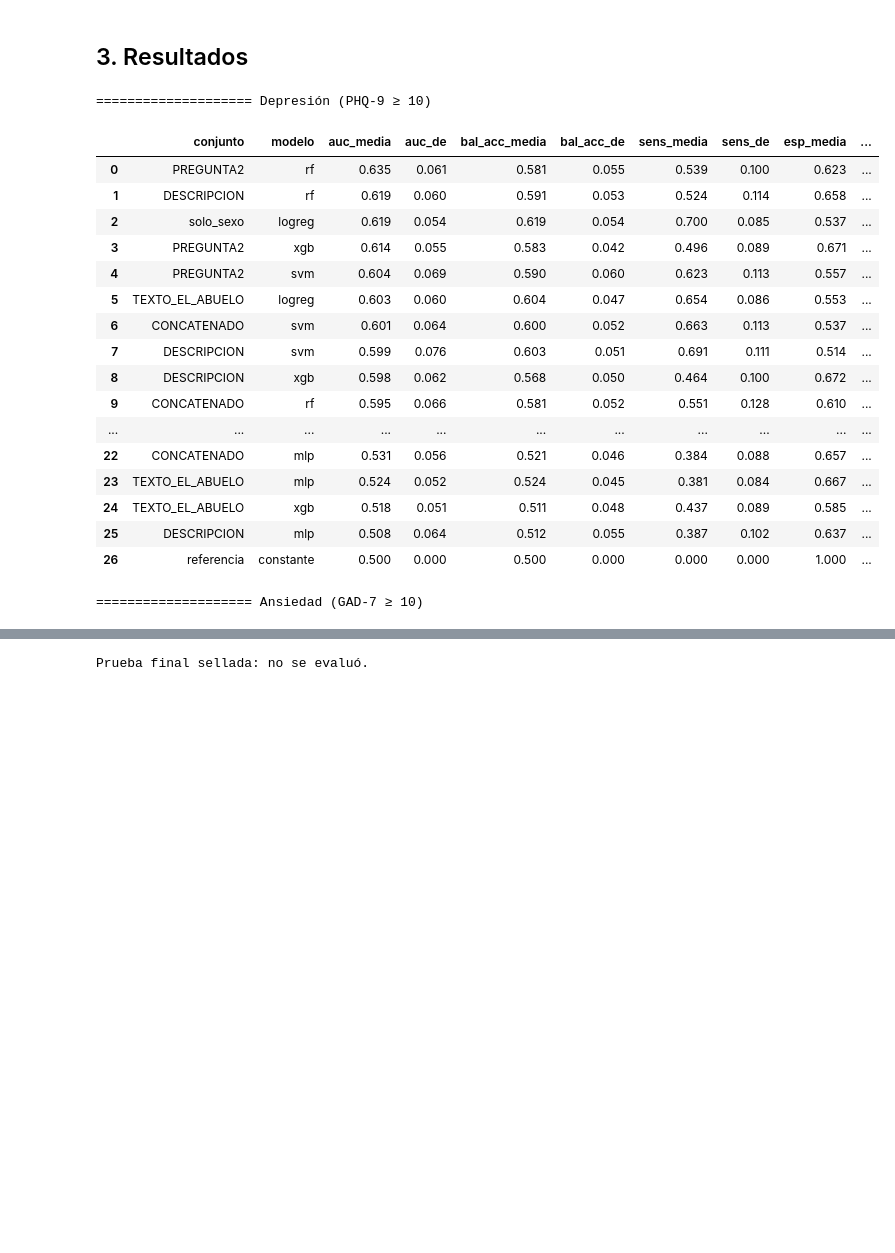
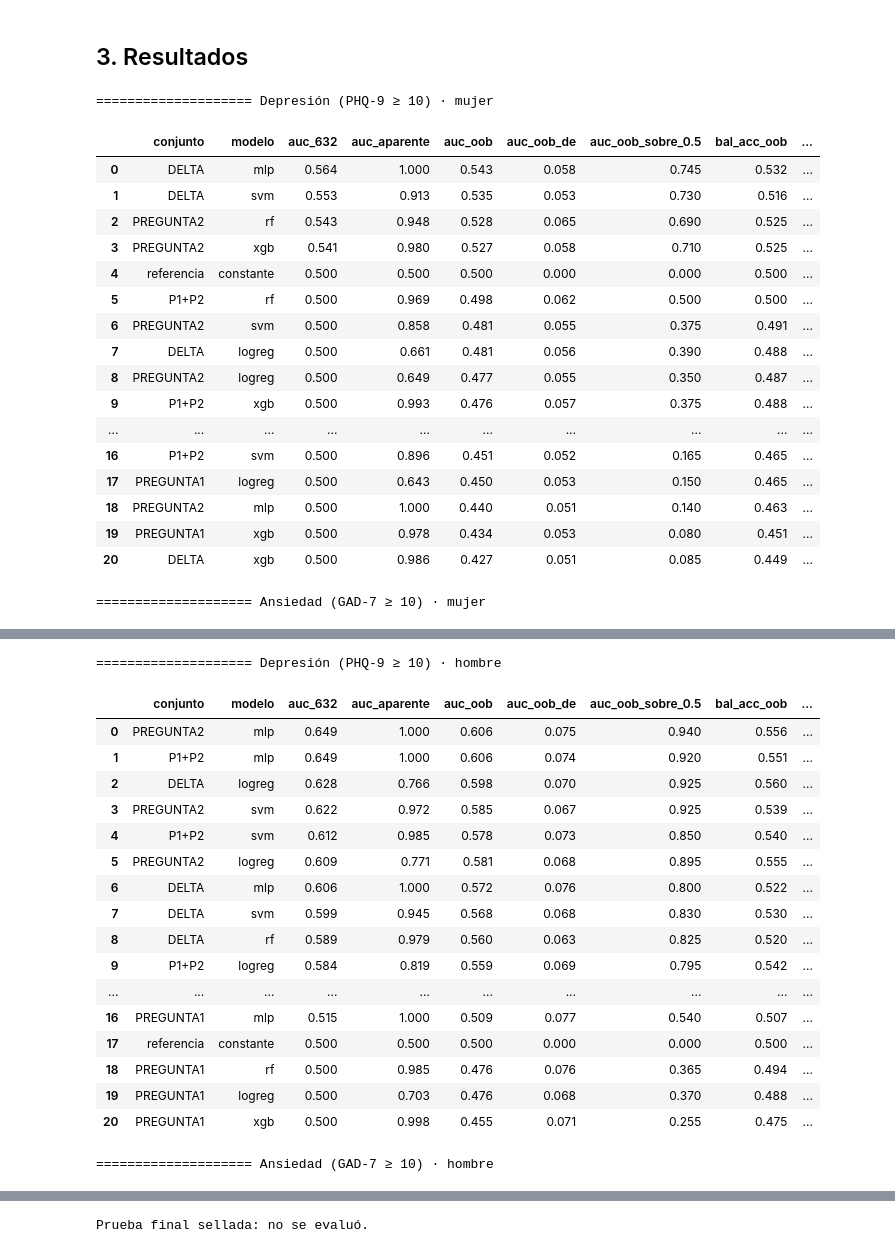
Before and after one commit to VicenteSonez/UA-DB, a Jupyter notebook: modelado/03_predictivo.ipynb, the cells around one changed output, grey strips where cells are left out. Saved outputs shown, nothing was run; the diff lists cells and outputs as text; code cells hidden in the pictures; blank space fills up the shorter version.

```diff
--- a/modelado/03_predictivo.ipynb
+++ b/modelado/03_predictivo.ipynb
@@ -149,34 +187,38 @@ Tiempo total: 53.9 min
 ## 3. Resultados
 # %%
 filas = []
-for (obj, conj, mod), r in resultados.items():
-    fila = {"objetivo": obj, "conjunto": conj, "modelo": mod}
-    for k, v in r["cv"].items():
-        fila[f"{k}_media"], fila[f"{k}_de"] = v.mean(), v.std()
+for (s, obj, conj, mod), r in resultados.items():
+    fila = {"sexo": s, "objetivo": obj, "conjunto": conj, "modelo": mod, "auc_632": r["auc_632"],
+            "auc_aparente": r["aparente"]["auc"], "auc_oob": r["oob"]["auc"], "auc_oob_de": r["por_replica"]["auc"].std(),
+            "auc_oob_sobre_0.5": (r["por_replica"]["auc"] > 0.5).mean()}
+    for k in ["bal_acc", "sens", "esp"]:
+        fila[f"{k}_oob"] = r["oob"][k]
     fila["segundos"] = r["seg"]
     filas.append(fila)
 tabla = pd.DataFrame(filas)
-for obj, nombre in OBJETIVOS.items():
-    print(f"==================== {nombre}")
-    display(tabla[tabla["objetivo"] == obj].drop(columns="objetivo")
-            .sort_values("auc_media", ascending=False).round(3).reset_index(drop=True))
+modelos_voz = tabla[tabla["conjunto"].isin(list(CONJUNTOS))]
+for s in SEXOS:
+    for obj, nombre in OBJETIVOS.items():
+        print(f"==================== {nombre} · {s}")
+        display(tabla[(tabla["sexo"] == s) & (tabla["objetivo"] == obj)].drop(columns=["sexo", "objetivo"])
+                .sort_values(["auc_632", "auc_oob"], ascending=False).round(3).reset_index(drop=True))
 # %% [output]
-==================== Depresión (PHQ-9 ≥ 10)
+==================== Depresión (PHQ-9 ≥ 10) · mujer
-|  | conjunto | modelo | auc_media | auc_de | bal_acc_media | bal_acc_de | sens_media | sens_de | esp_media | ... |
-| 0 | PREGUNTA2 | rf | 0.635 | 0.061 | 0.581 | 0.055 | 0.539 | 0.100 | 0.623 | ... |
-| 1 | DESCRIPCION | rf | 0.619 | 0.060 | 0.591 | 0.053 | 0.524 | 0.114 | 0.658 | ... |
-| 2 | solo_sexo | logreg | 0.619 | 0.054 | 0.619 | 0.054 | 0.700 | 0.085 | 0.537 | ... |
-| 3 | PREGUNTA2 | xgb | 0.614 | 0.055 | 0.583 | 0.042 | 0.496 | 0.089 | 0.671 | ... |
-| 4 | PREGUNTA2 | svm | 0.604 | 0.069 | 0.590 | 0.060 | 0.623 | 0.113 | 0.557 | ... |
-| 5 | TEXTO_EL_ABUELO | logreg | 0.603 | 0.060 | 0.604 | 0.047 | 0.654 | 0.086 | 0.553 | ... |
-| 6 | CONCATENADO | svm | 0.601 | 0.064 | 0.600 | 0.052 | 0.663 | 0.113 | 0.537 | ... |
-| 7 | DESCRIPCION | svm | 0.599 | 0.076 | 0.603 | 0.051 | 0.691 | 0.111 | 0.514 | ... |
-| 8 | DESCRIPCION | xgb | 0.598 | 0.062 | 0.568 | 0.050 | 0.464 | 0.100 | 0.672 | ... |
-| 9 | CONCATENADO | rf | 0.595 | 0.066 | 0.581 | 0.052 | 0.551 | 0.128 | 0.610 | ... |
-| ... | ... | ... | ... | ... | ... | ... | ... | ... | ... | ... |
-| 22 | CONCATENADO | mlp | 0.531 | 0.056 | 0.521 | 0.046 | 0.384 | 0.088 | 0.657 | ... |
-| 23 | TEXTO_EL_ABUELO | mlp | 0.524 | 0.052 | 0.524 | 0.045 | 0.381 | 0.084 | 0.667 | ... |
-| 24 | TEXTO_EL_ABUELO | xgb | 0.518 | 0.051 | 0.511 | 0.048 | 0.437 | 0.089 | 0.585 | ... |
-| 25 | DESCRIPCION | mlp | 0.508 | 0.064 | 0.512 | 0.055 | 0.387 | 0.102 | 0.637 | ... |
-| 26 | referencia | constante | 0.500 | 0.000 | 0.500 | 0.000 | 0.000 | 0.000 | 1.000 | ... |
+|  | conjunto | modelo | auc_632 | auc_aparente | auc_oob | auc_oob_de | auc_oob_sobre_0.5 | bal_acc_oob | ... |
+| 0 | DELTA | mlp | 0.564 | 1.000 | 0.543 | 0.058 | 0.745 | 0.532 | ... |
+| 1 | DELTA | svm | 0.553 | 0.913 | 0.535 | 0.053 | 0.730 | 0.516 | ... |
+| 2 | PREGUNTA2 | rf | 0.543 | 0.948 | 0.528 | 0.065 | 0.690 | 0.525 | ... |
+| 3 | PREGUNTA2 | xgb | 0.541 | 0.980 | 0.527 | 0.058 | 0.710 | 0.525 | ... |
+| 4 | referencia | constante | 0.500 | 0.500 | 0.500 | 0.000 | 0.000 | 0.500 | ... |
+| 5 | P1+P2 | rf | 0.500 | 0.969 | 0.498 | 0.062 | 0.500 | 0.500 | ... |
+| 6 | PREGUNTA2 | svm | 0.500 | 0.858 | 0.481 | 0.055 | 0.375 | 0.491 | ... |
+| 7 | DELTA | logreg | 0.500 | 0.661 | 0.481 | 0.056 | 0.390 | 0.488 | ... |
+| 8 | PREGUNTA2 | logreg | 0.500 | 0.649 | 0.477 | 0.055 | 0.350 | 0.487 | ... |
+| 9 | P1+P2 | xgb | 0.500 | 0.993 | 0.476 | 0.057 | 0.375 | 0.488 | ... |
+| ... | ... | ... | ... | ... | ... | ... | ... | ... | ... |
+| 16 | P1+P2 | svm | 0.500 | 0.896 | 0.451 | 0.052 | 0.165 | 0.465 | ... |
+| 17 | PREGUNTA1 | logreg | 0.500 | 0.643 | 0.450 | 0.053 | 0.150 | 0.465 | ... |
+| 18 | PREGUNTA2 | mlp | 0.500 | 1.000 | 0.440 | 0.051 | 0.140 | 0.463 | ... |
+| 19 | PREGUNTA1 | xgb | 0.500 | 0.978 | 0.434 | 0.053 | 0.080 | 0.451 | ... |
+| 20 | DELTA | xgb | 0.500 | 0.986 | 0.427 | 0.051 | 0.085 | 0.449 | ... |
-==================== Ansiedad (GAD-7 ≥ 10)
+==================== Ansiedad (GAD-7 ≥ 10) · mujer
@@ -199,0 +242,19 @@ for obj, nombre in OBJETIVOS.items():
+==================== Depresión (PHQ-9 ≥ 10) · hombre
+|  | conjunto | modelo | auc_632 | auc_aparente | auc_oob | auc_oob_de | auc_oob_sobre_0.5 | bal_acc_oob | ... |
+| 0 | PREGUNTA2 | mlp | 0.649 | 1.000 | 0.606 | 0.075 | 0.940 | 0.556 | ... |
+| 1 | P1+P2 | mlp | 0.649 | 1.000 | 0.606 | 0.074 | 0.920 | 0.551 | ... |
+| 2 | DELTA | logreg | 0.628 | 0.766 | 0.598 | 0.070 | 0.925 | 0.560 | ... |
+| 3 | PREGUNTA2 | svm | 0.622 | 0.972 | 0.585 | 0.067 | 0.925 | 0.539 | ... |
+| 4 | P1+P2 | svm | 0.612 | 0.985 | 0.578 | 0.073 | 0.850 | 0.540 | ... |
+| 5 | PREGUNTA2 | logreg | 0.609 | 0.771 | 0.581 | 0.068 | 0.895 | 0.555 | ... |
+| 6 | DELTA | mlp | 0.606 | 1.000 | 0.572 | 0.076 | 0.800 | 0.522 | ... |
+| 7 | DELTA | svm | 0.599 | 0.945 | 0.568 | 0.068 | 0.830 | 0.530 | ... |
+| 8 | DELTA | rf | 0.589 | 0.979 | 0.560 | 0.063 | 0.825 | 0.520 | ... |
+| 9 | P1+P2 | logreg | 0.584 | 0.819 | 0.559 | 0.069 | 0.795 | 0.542 | ... |
+| ... | ... | ... | ... | ... | ... | ... | ... | ... | ... |
+| 16 | PREGUNTA1 | mlp | 0.515 | 1.000 | 0.509 | 0.077 | 0.540 | 0.507 | ... |
+| 17 | referencia | constante | 0.500 | 0.500 | 0.500 | 0.000 | 0.000 | 0.500 | ... |
+| 18 | PREGUNTA1 | rf | 0.500 | 0.985 | 0.476 | 0.076 | 0.365 | 0.494 | ... |
+| 19 | PREGUNTA1 | logreg | 0.500 | 0.703 | 0.476 | 0.068 | 0.370 | 0.488 | ... |
+| 20 | PREGUNTA1 | xgb | 0.500 | 0.998 | 0.455 | 0.071 | 0.255 | 0.475 | ... |
+==================== Ansiedad (GAD-7 ≥ 10) · hombre
```
Also changed, not shown: parts of 38 cells of this notebook, 3 other files.
